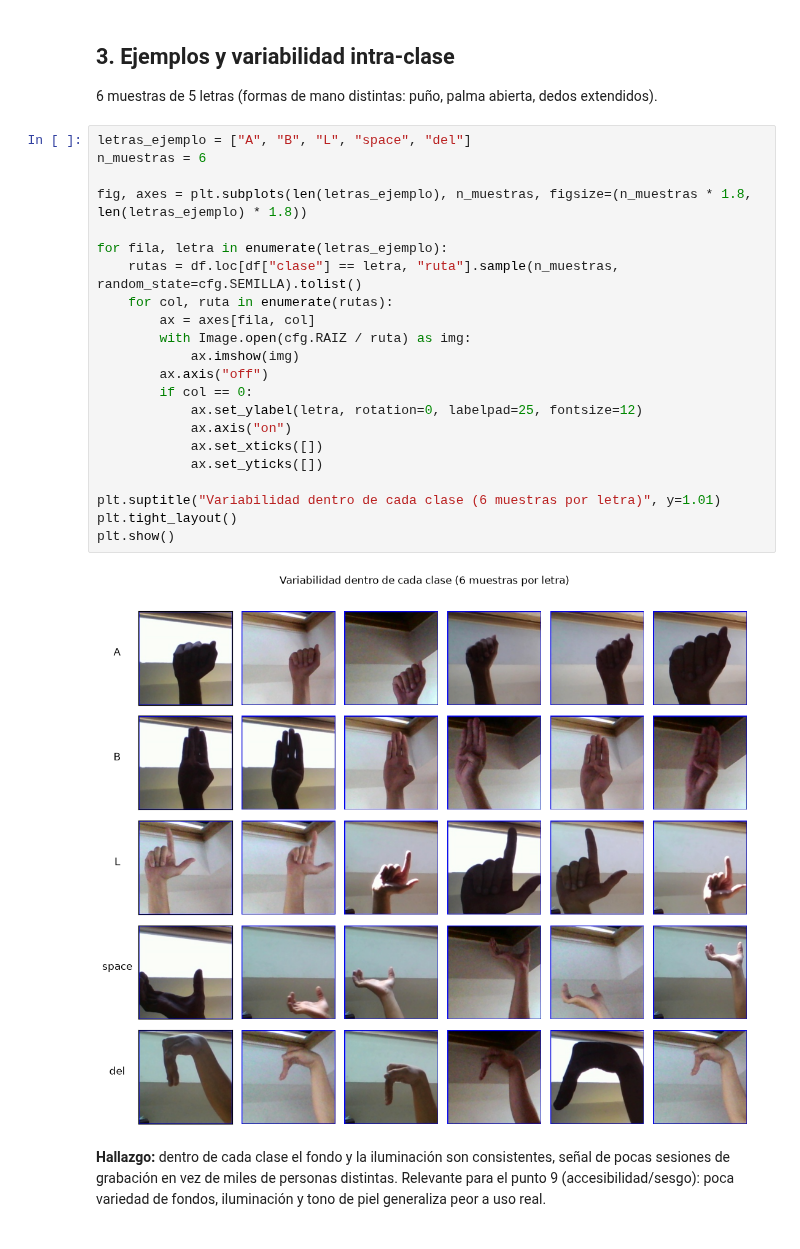
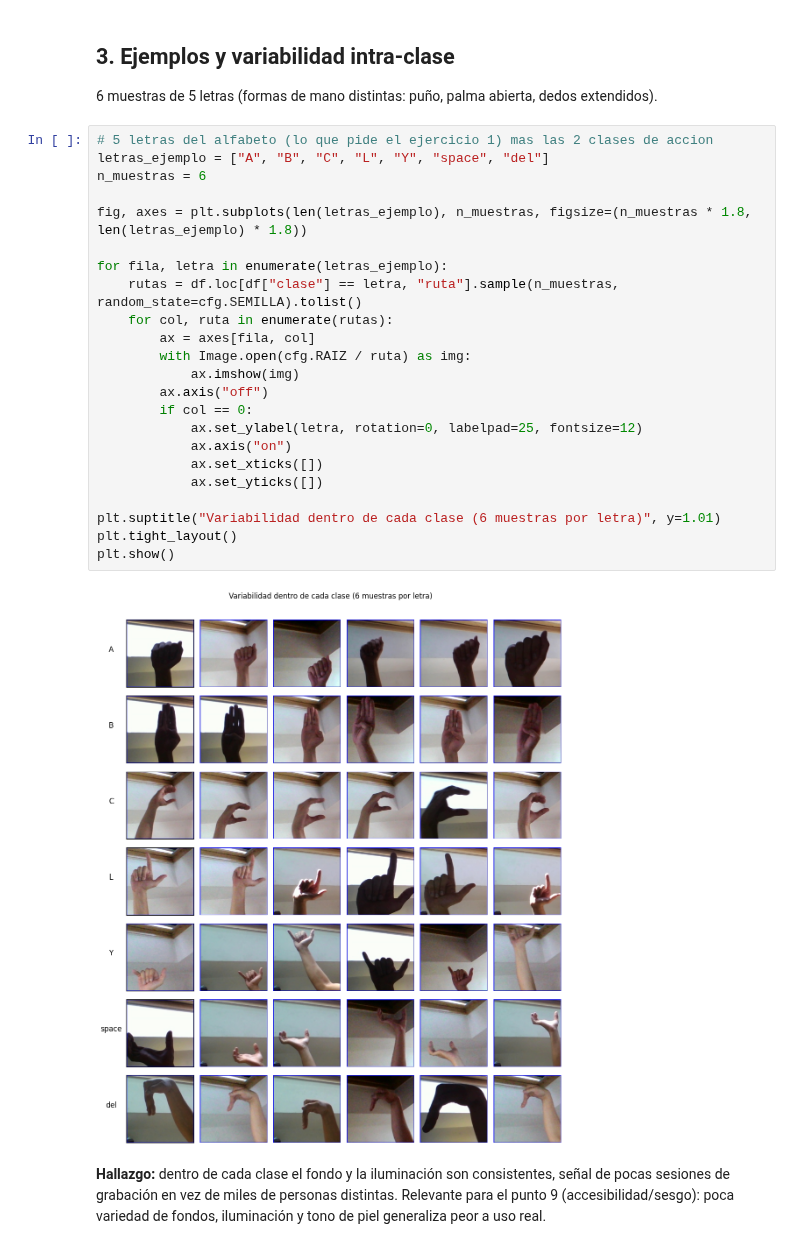
Before and after one commit to Bamo0507/Laboratorio3_Deep_Learning, a Jupyter notebook: notebooks/01_eda.ipynb, the cells around one changed output. Cells and saved outputs as stored; diff of their text form.

```diff
--- a/notebooks/01_eda.ipynb
+++ b/notebooks/01_eda.ipynb
@@ -102,29 +98,30 @@ plt.show()
 
 6 muestras de 5 letras (formas de mano distintas: puño, palma abierta, dedos extendidos).
 # %%
-letras_ejemplo = ["A", "B", "L", "space", "del"]
+# 5 letras del alfabeto (lo que pide el ejercicio 1) mas las 2 clases de accion
+letras_ejemplo = ["A", "B", "C", "L", "Y", "space", "del"]
 n_muestras = 6
 
 fig, axes = plt.subplots(len(letras_ejemplo), n_muestras, figsize=(n_muestras * 1.8, len(letras_ejemplo) * 1.8))
 
 for fila, letra in enumerate(letras_ejemplo):
     rutas = df.loc[df["clase"] == letra, "ruta"].sample(n_muestras, random_state=cfg.SEMILLA).tolist()
     for col, ruta in enumerate(rutas):
         ax = axes[fila, col]
         with Image.open(cfg.RAIZ / ruta) as img:
             ax.imshow(img)
         ax.axis("off")
         if col == 0:
             ax.set_ylabel(letra, rotation=0, labelpad=25, fontsize=12)
             ax.axis("on")
             ax.set_xticks([])
             ax.set_yticks([])
 
 plt.suptitle("Variabilidad dentro de cada clase (6 muestras por letra)", y=1.01)
 plt.tight_layout()
 plt.show()
 # %% [output]
-[figure, old version]
+[figure, new version]
 # %% [markdown]
 **Hallazgo:** dentro de cada clase el fondo y la iluminación son consistentes, señal de pocas sesiones de grabación en vez de miles de personas distintas. Relevante para el punto 9 (accesibilidad/sesgo): poca variedad de fondos, iluminación y tono de piel generaliza peor a uso real.
 # %% [markdown]
```
Also changed, not shown: parts of 3 cells of this notebook, 4 other files.
